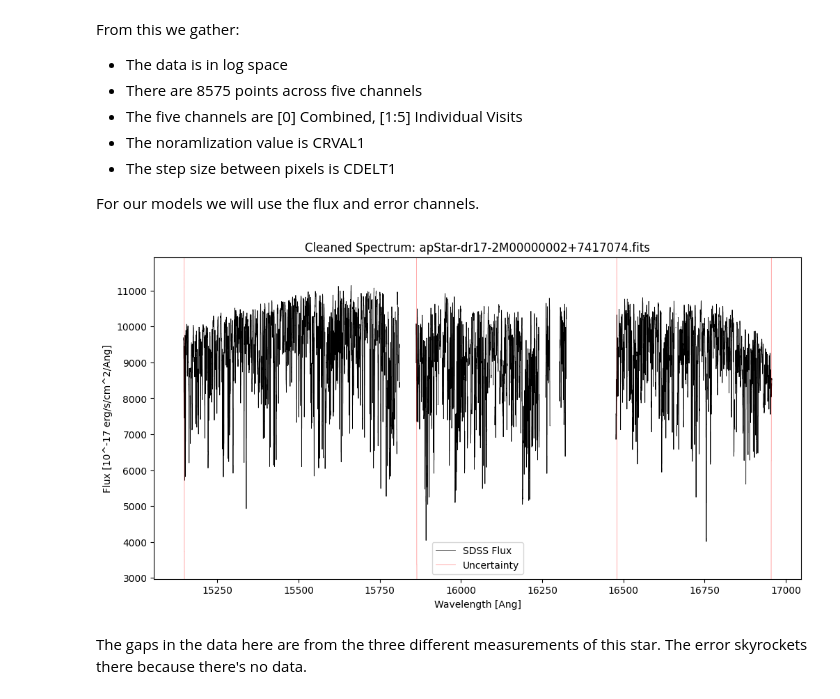
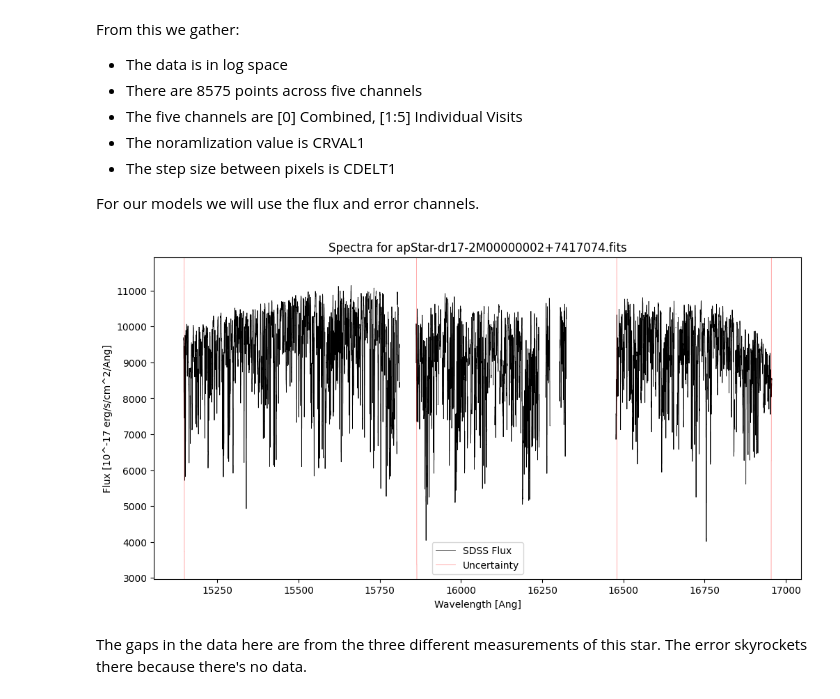
Before and after one commit to hjm46/Red_Giant_Classificaition_ML, a Jupyter notebook: single_spectra_analysis.ipynb, the cells around one changed output. Saved outputs shown, nothing was run; the diff lists cells and outputs as text; code cells hidden in the pictures.

Commit message:
added spectra

```diff
--- a/single_spectra_analysis.ipynb
+++ b/single_spectra_analysis.ipynb
@@ -69,34 +69,34 @@ with fits.open(filepath) as file:
     mask = file[3].data[0]
     header = file[1].header
 
     # Wavelength reconstruction
     n_pixels = len(flux)
     wavelengths = 10**(header['CRVAL1'] + np.arange(n_pixels) * header['CDELT1'])
 
     # Finding good pixels
     is_good = (mask == 0) & (error > 0) & (flux > 0) & np.isfinite(error)
     plot_flux = np.where(is_good, flux, np.nan)
     plot_error = np.where(is_good, error, np.nan)
 
     # Dynamic y_limts because of error
     if np.any(is_good):
         y_max = np.nanpercentile(plot_flux, 99) * 1.1
         y_min = np.nanpercentile(plot_flux, 1) * 0.5
     else:
         y_max, y_min = 1, 0
 
 # Plotting
 plt.figure(figsize=(12, 6))
 plt.step(wavelengths, plot_flux, where='mid', color='black', lw=0.6, label='SDSS Flux')
 plt.step(wavelengths, plot_error, where='mid', color='red', lw=0.6, alpha=0.4, label='Uncertainty')
 
 plt.ylim(y_min, y_max)
-plt.title(f"Cleaned Spectrum: {filename}")
+plt.title(f"Spectra for {filename}")
 plt.xlabel('Wavelength [Ang]')
 plt.ylabel('Flux [10^-17 erg/s/cm^2/Ang]')
 plt.legend()
 plt.show()
 # %% [output]
-[figure, old version]
+[figure, new version]
 # %% [markdown]
 The gaps in the data here are from the three different measurements of this star. The error skyrockets there because there's no data.
```
Also changed, not shown: 1 other file.
